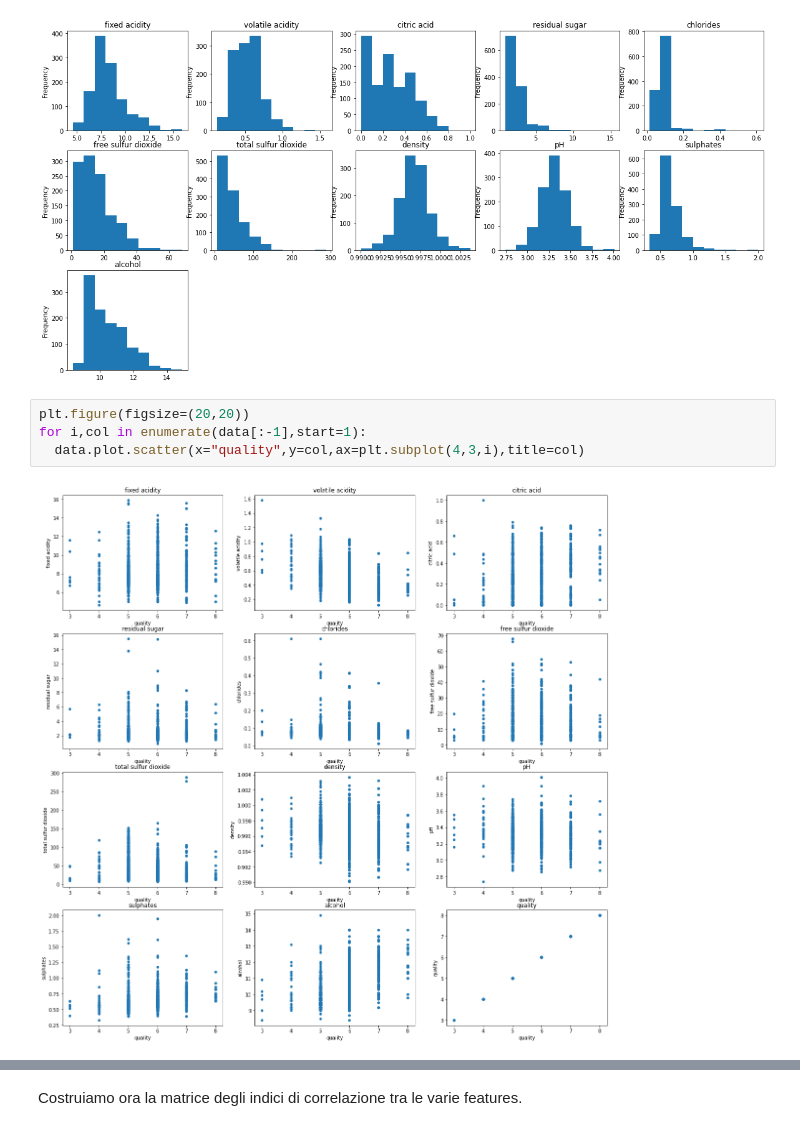
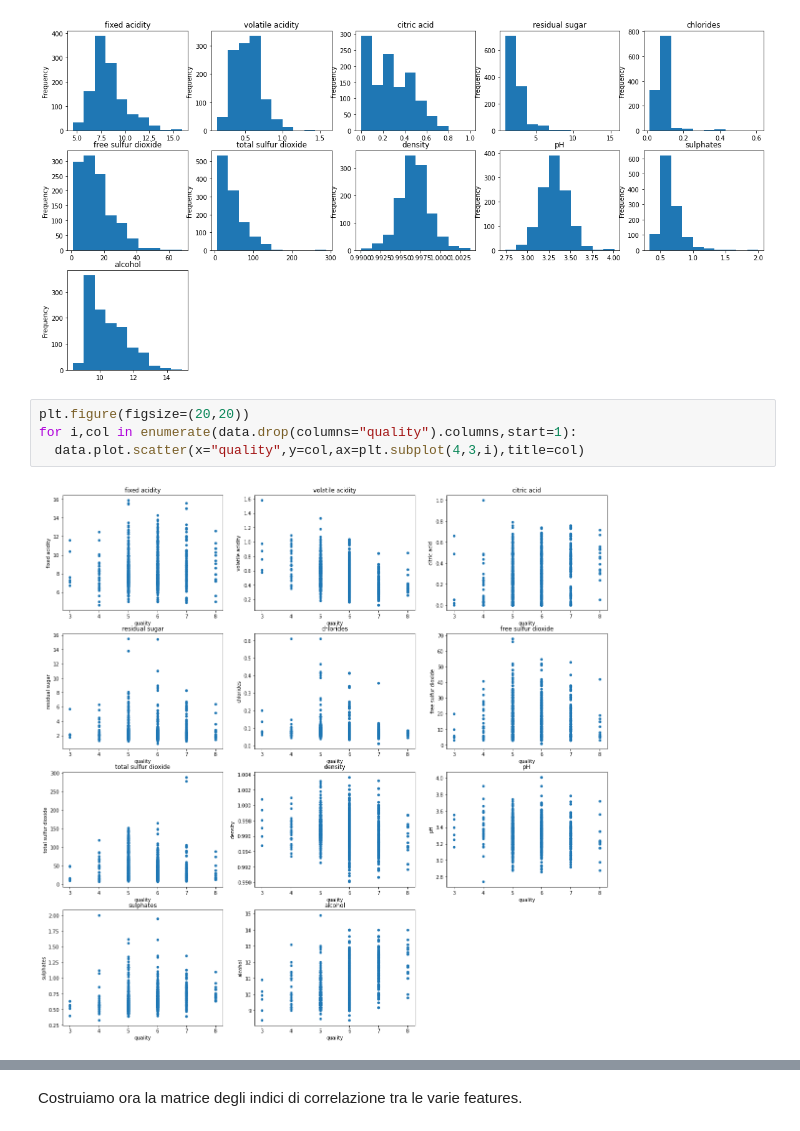
Before and after one commit to RyanPerrina/wine_classification, a Jupyter notebook: wine_classification.ipynb, the cells around one changed output, grey strips where cells are left out. Cells and saved outputs as stored; diff of their text form.

```diff
--- a/wine_classification.ipynb
+++ b/wine_classification.ipynb
@@ -108,7 +108,7 @@ for i,col in enumerate(data.columns[:-1],start=1):
 [figure]
 # %%
 plt.figure(figsize=(20,20))
-for i,col in enumerate(data[:-1],start=1):
+for i,col in enumerate(data.drop(columns="quality").columns,start=1):
   data.plot.scatter(x="quality",y=col,ax=plt.subplot(4,3,i),title=col)
 # %% [output]
-[figure, old version]
+[figure, new version]
```
Also changed, not shown: parts of 12 cells of this notebook.
